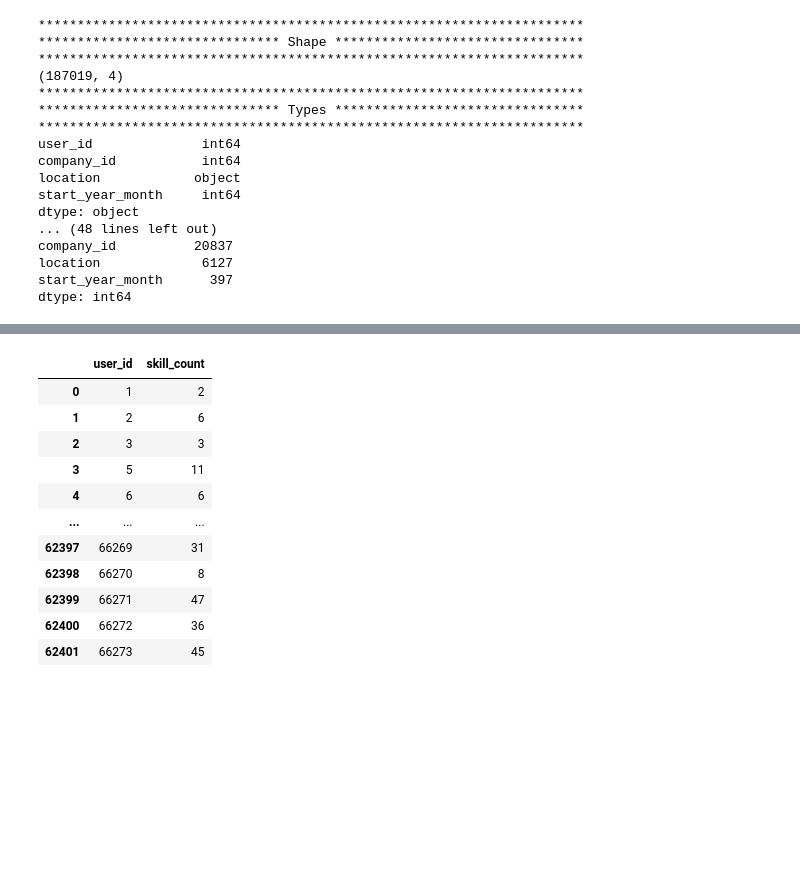
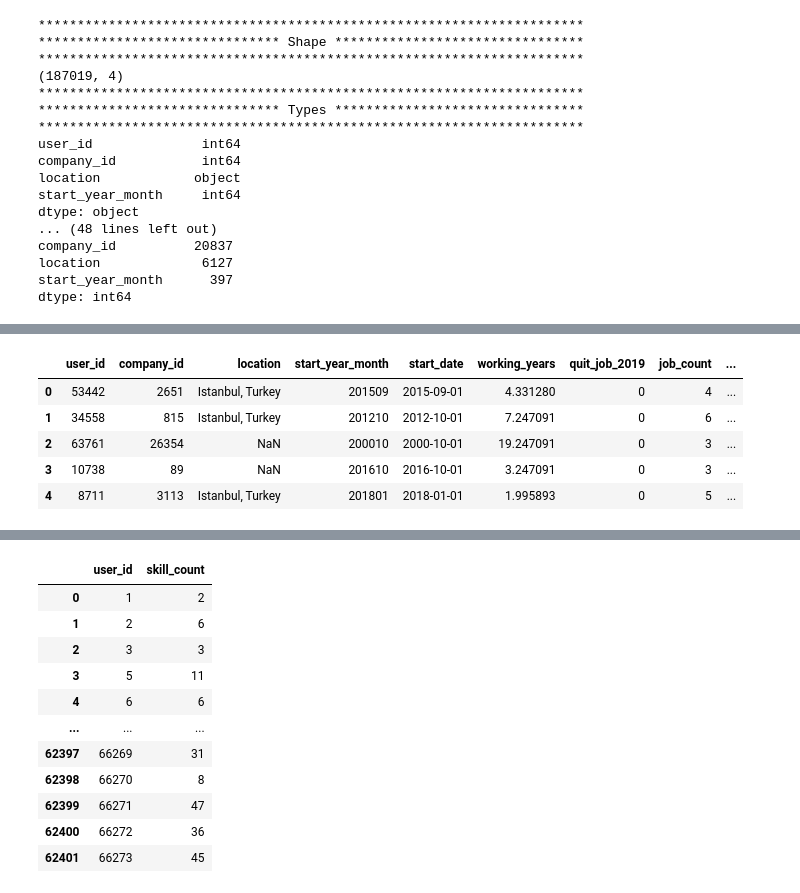
Before and after one commit to furkaneneseren/Datathon-BBVA, a Jupyter notebook: revise/revise.ipynb, the cells around one changed output, grey strips where cells are left out. Cells and saved outputs as stored; diff of their text form; code cells hidden in the pictures; blank space fills up the shorter version.

```diff
--- a/revise/revise.ipynb
+++ b/revise/revise.ipynb
@@ -663,0 +791,31 @@ dtype: int64
+# %%
+z['job_duration_years'] = (pd.to_datetime('2019-12-31') - z['start_date']).dt.total_seconds() / (365 * 24 * 60 * 60)
+z['job_duration_years'] = z['job_duration_years'].apply(np.floor)
+
+# create a binary column indicating whether the user started their job before or after 2018
+z['start_before_2018'] = np.where(z['start_date'] < pd.to_datetime('2018-01-01'), 1, 0)
+
+# create a categorical column for the quarter in which the user started their job
+z['start_quarter'] = z['start_date'].dt.quarter
+z['start_quarter'] = 'Q' + z['start_quarter'].astype(str)
+
+# create a categorical column for the year in which the user started their job
+z['start_year'] = z['start_date'].dt.year
+z['start_year'] = z['start_year'].astype(str)
+
+# create a categorical column for the time of year in which the user started their job
+z['start_season'] = np.where(z['start_date'].dt.month.isin([12, 1, 2]), 'winter',
+                              np.where(z['start_date'].dt.month.isin([3, 4, 5]), 'spring',
+                                       np.where(z['start_date'].dt.month.isin([6, 7, 8]), 'summer', 'fall')))
+
+# create a polynomial feature to capture non-linear relationships between the start date and the target
+z['start_date_squared'] = z['start_date'].dt.year ** 2
+# %%
+z.head()
+# %% [output]
+|  | user_id | company_id | location | start_year_month | start_date | working_years | quit_job_2019 | job_count | ... |
+| 0 | 53442 | 2651 | Istanbul, Turkey | 201509 | 2015-09-01 | 4.331280 | 0 | 4 | ... |
+| 1 | 34558 | 815 | Istanbul, Turkey | 201210 | 2012-10-01 | 7.247091 | 0 | 6 | ... |
+| 2 | 63761 | 26354 | NaN | 200010 | 2000-10-01 | 19.247091 | 0 | 3 | ... |
+| 3 | 10738 | 89 | NaN | 201610 | 2016-10-01 | 3.247091 | 0 | 3 | ... |
+| 4 | 8711 | 3113 | Istanbul, Turkey | 201801 | 2018-01-01 | 1.995893 | 0 | 5 | ... |
```
Also changed, not shown: parts of 16 cells of this notebook.
